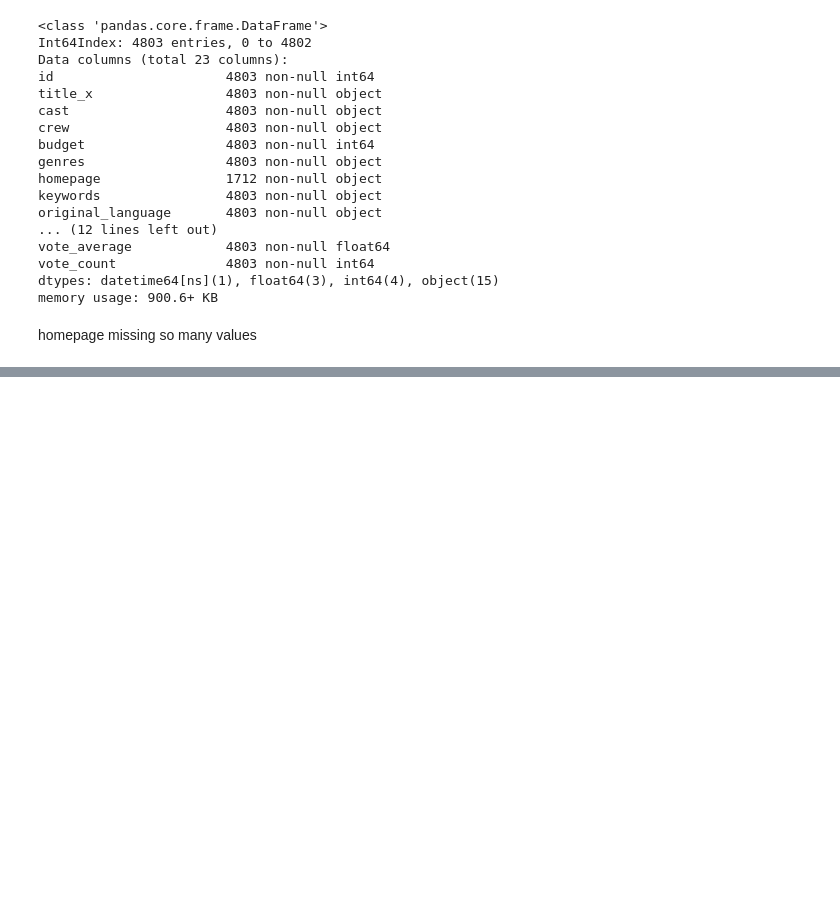
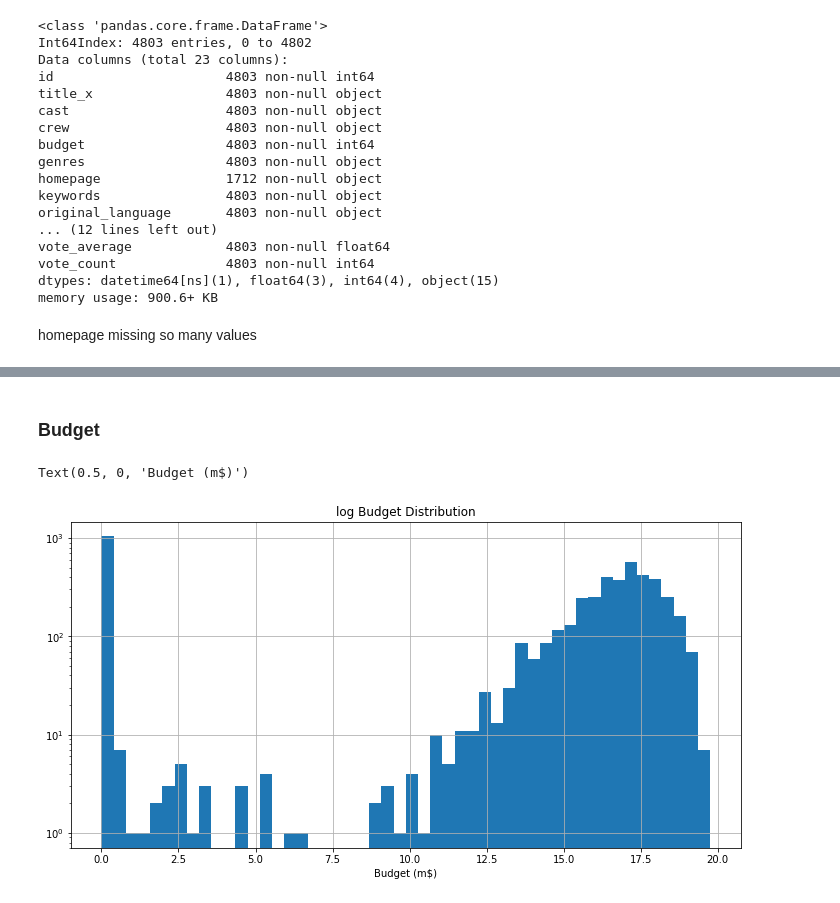
Before and after one commit to qnkhuat/kaggle, a Jupyter notebook: recommender-system/notebooks/movies/self implement.ipynb, the cells around one changed output, grey strips where cells are left out. Drawn from its saved outputs; the diff is of its cells as text; code cells hidden in the pictures; blank space fills up the shorter version.

```diff
--- a/recommender-system/notebooks/movies/self implement.ipynb
+++ b/recommender-system/notebooks/movies/self implement.ipynb
@@ -149,0 +331,9 @@ crew
+# %% [markdown]
+### Budget
+# %%
+(df.budget).hist(bins=50,log=True)
+plt.title('log Budget Distribution')
+plt.xlabel('Budget (m$)')
+# %% [output]
+Text(0.5, 0, 'Budget (m$)')
+[figure, added]
```
Also changed, not shown: parts of 56 cells of this notebook, 9 other files.
